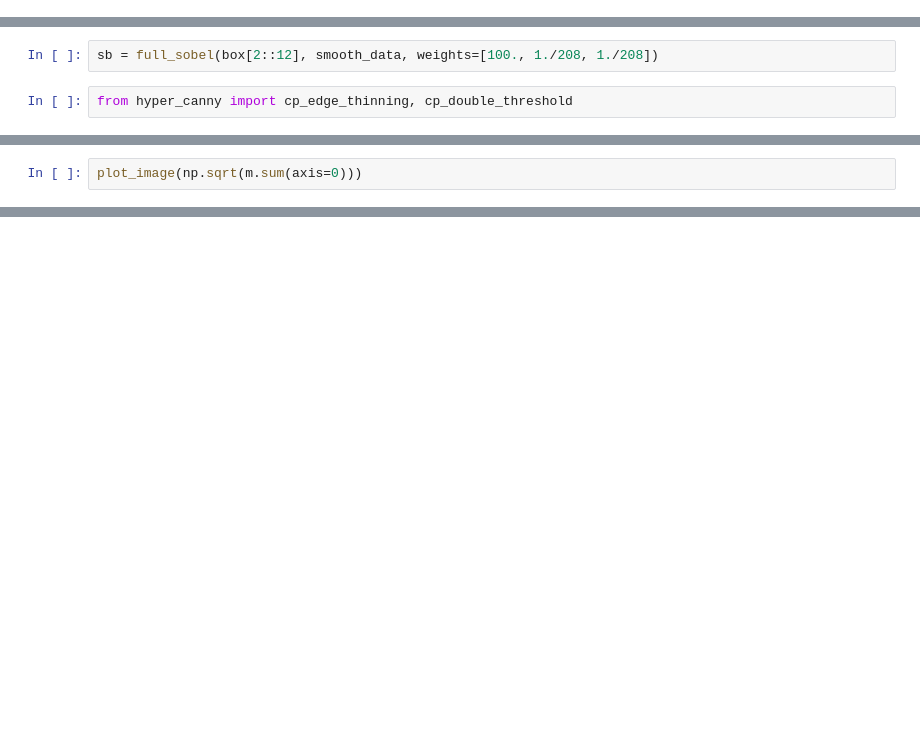
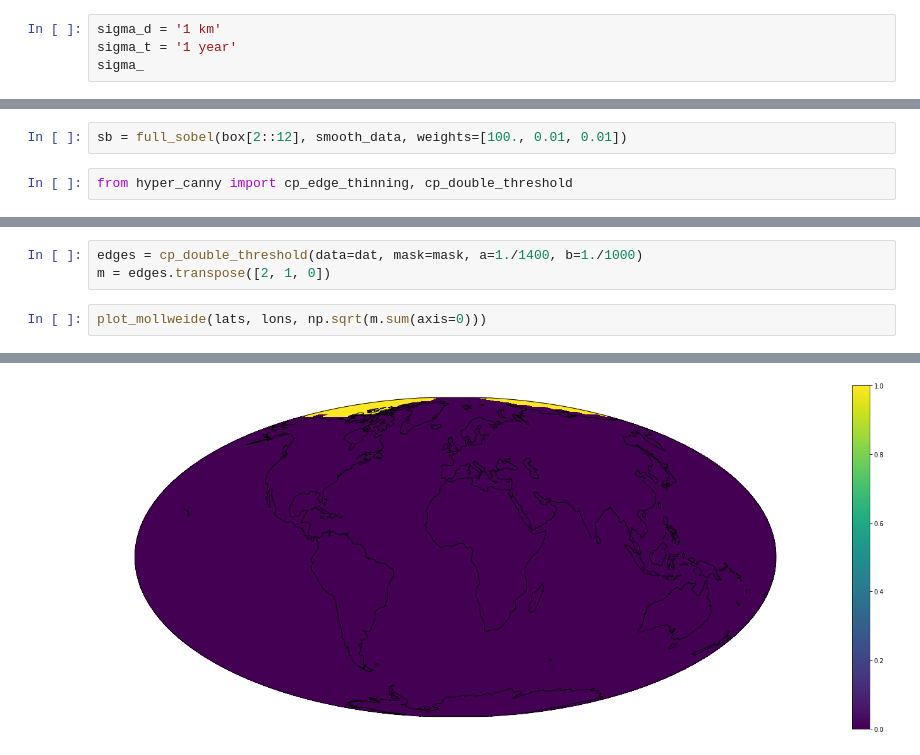
Before and after one commit to abrupt-climate/notebooks, a Jupyter notebook: Temperature.ipynb, the cells around one changed output, grey strips where cells are left out. Saved outputs shown, nothing was run; the diff lists cells and outputs as text; blank space fills up the shorter version.

```diff
--- a/Temperature.ipynb
+++ b/Temperature.ipynb
@@ -23,0 +3,4 @@ Loading BokehJS ...
+# %%
+sigma_d = '1 km'
+sigma_t = '1 year'
+sigma_
@@ -166,7 +222,7 @@ def full_sobel(box, smooth_data, weights):
 
     return sb
 # %%
-sb = full_sobel(box[2::12], smooth_data, weights=[100., 1./208, 1./208])
+sb = full_sobel(box[2::12], smooth_data, weights=[100., 0.01, 0.01])
 # %%
 from hyper_canny import cp_edge_thinning, cp_double_threshold
 # %%
@@ -210,3 +231,6 @@ If you're reading this message in another notebook frontend (for example, a stat
+# %%
+edges = cp_double_threshold(data=dat, mask=mask, a=1./1400, b=1./1000)
+m = edges.transpose([2, 1, 0])
 # %%
-plot_image(np.sqrt(m.sum(axis=0)))
+plot_mollweide(lats, lons, np.sqrt(m.sum(axis=0)))
 # %% [output]
@@ -214 +237,2 @@ plot_image(np.sqrt(m.sum(axis=0)))
+[figure, added]
 # %%
```
Also changed, not shown: parts of 22 cells of this notebook, 1 other file.
